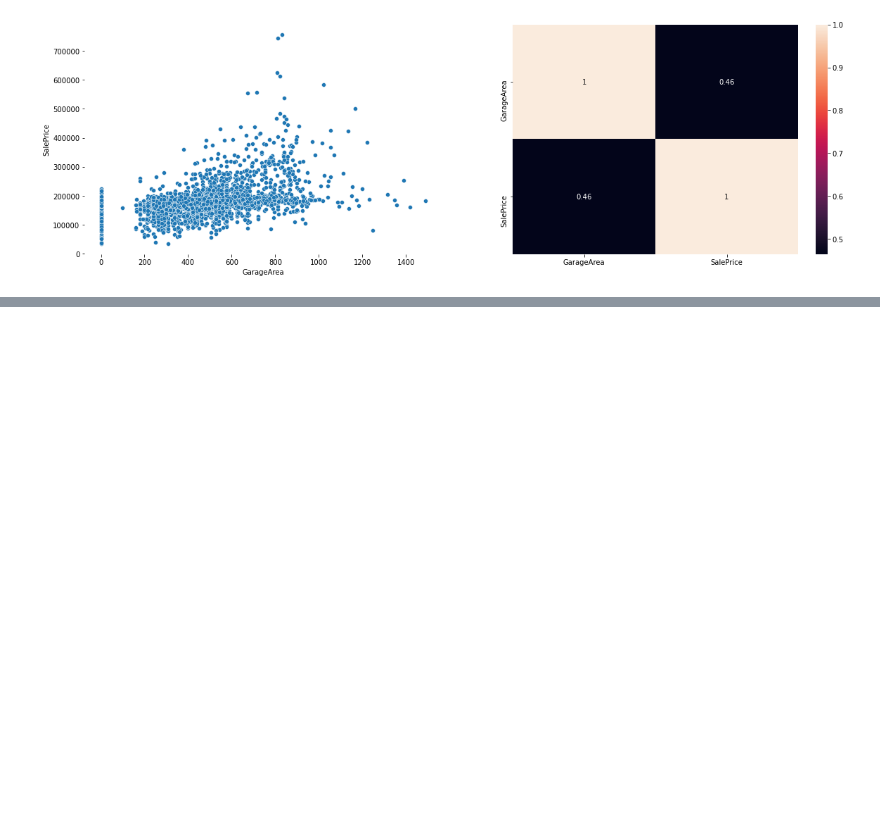
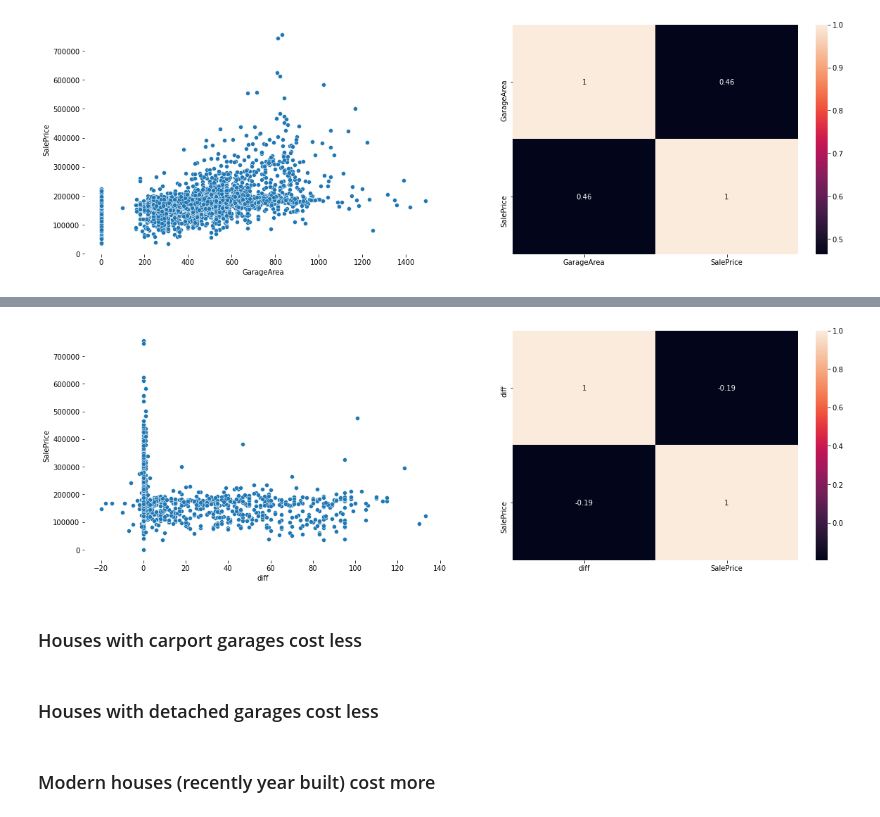
Before and after one commit to daianeklein/House-Prices-advRegressionTechniques, a Jupyter notebook: House-Prices-Adv-Regression-Techniques/01/House-Prices-Advanced-Regression-Techniques-Garage.ipynb, the cells around one changed output, grey strips where cells are left out. Saved outputs shown, nothing was run; the diff lists cells and outputs as text; code cells hidden in the pictures; blank space fills up the shorter version.

```diff
--- a/House-Prices-Adv-Regression-Techniques/01/House-Prices-Advanced-Regression-Techniques-Garage.ipynb
+++ b/House-Prices-Adv-Regression-Techniques/01/House-Prices-Advanced-Regression-Techniques-Garage.ipynb
@@ -404,0 +480,5 @@ sns.heatmap(df1[['GarageArea', 'SalePrice']].corr(method='pearson'), annot= True
+# %%
+aux = df1[['YearBuilt', 'GarageYrBlt', 'SalePrice']]
+aux['diff'] = aux[['YearBuilt', 'GarageYrBlt']].apply(lambda x: x['GarageYrBlt'] - x['YearBuilt'], axis = 1)
+
+aux
@@ -404,0 +499,18 @@ sns.heatmap(df1[['GarageArea', 'SalePrice']].corr(method='pearson'), annot= True
+# %%
+aux[aux['diff'] > 200] = 0
+# %%
+plt.figure(figsize=(20, 6))
+plt.subplot(1, 2, 1)
+sns.scatterplot(data = aux[['diff', 'SalePrice']], x = 'diff', y = 'SalePrice')
+sns.despine(bottom = True, left = True)
+
+plt.subplot(1, 2, 2)
+sns.heatmap(aux[['diff', 'SalePrice']].corr(method='pearson'), annot= True);
+# %% [output]
+[figure, added]
+# %% [markdown]
+### Houses with carport garages cost less
+# %% [markdown]
+### Houses with detached garages cost less
+# %% [markdown]
+### Modern houses (recently year built) cost more
```
Also changed, not shown: parts of 10 cells of this notebook.
